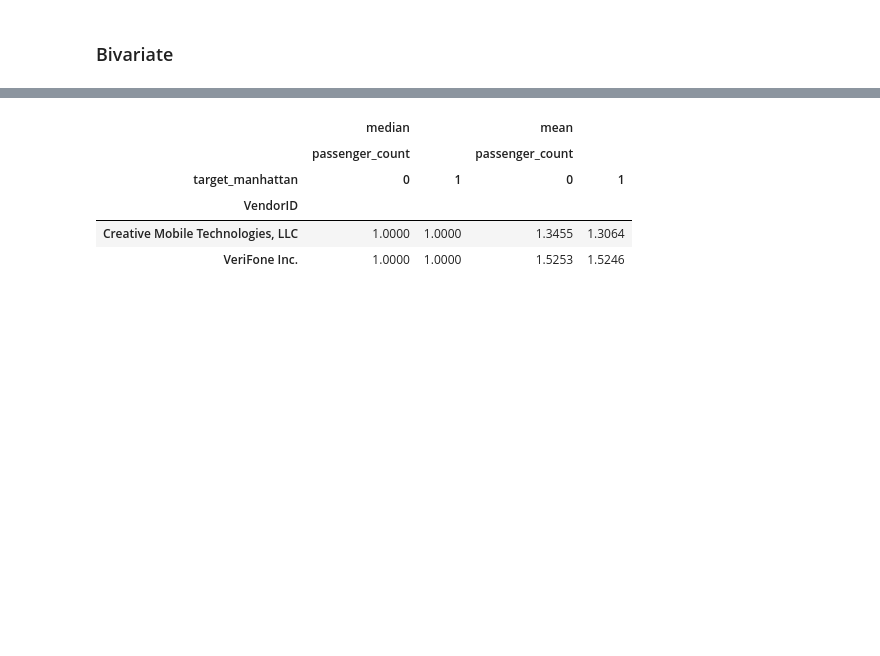
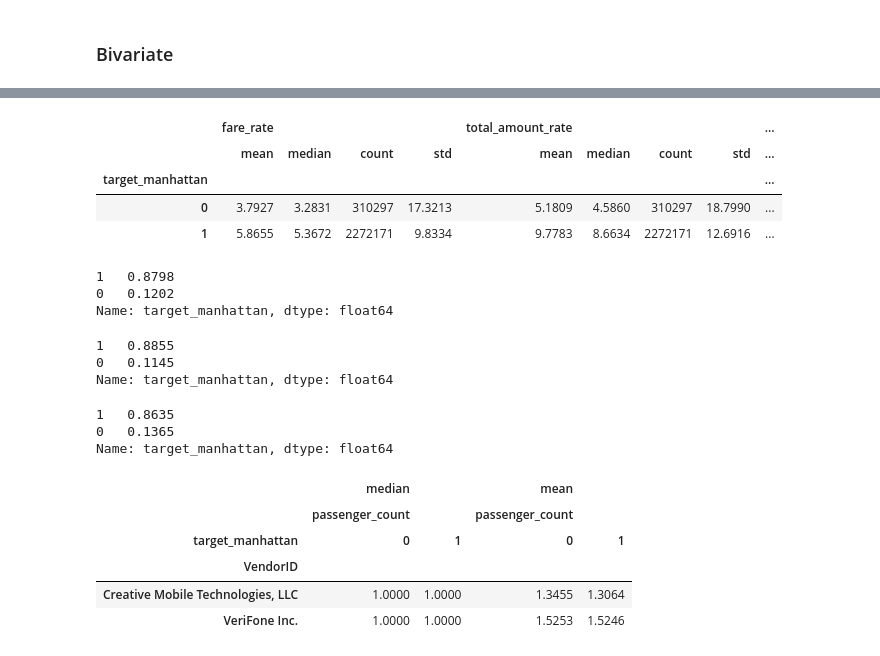
Before and after one commit to IchfanKurniawan/tlds-project, a Jupyter notebook: code/tlds-project.ipynb, the cells around one changed output, grey strips where cells are left out. Saved outputs shown, nothing was run; the diff lists cells and outputs as text; code cells hidden in the pictures; blank space fills up the shorter version.

```diff
--- a/code/tlds-project.ipynb
+++ b/code/tlds-project.ipynb
@@ -719,0 +751,13 @@ df.head()
+# %%
+temp_cols = ['target_manhattan', 'fare_rate', 'total_amount_rate', 'additional_cost','prct_additional_cost']
+df[temp_cols].groupby('target_manhattan').agg(['mean', 'median', 'count', 'std'])
+
+# Findings:
+    ## the fare_rate & total_amount_rate are higher in the manhattan borough
+    ## the additional_cost is lower in manhattan but the percentage is higher
+# %% [output]
+|  | fare_rate |  |  |  | total_amount_rate |  |  |  | ... |
+|  | mean | median | count | std | mean | median | count | std | ... |
+| target_manhattan |  |  |  |  |  |  |  |  | ... |
+| 0 | 3.7927 | 3.2831 | 310297 | 17.3213 | 5.1809 | 4.5860 | 310297 | 18.7990 | ... |
+| 1 | 5.8655 | 5.3672 | 2272171 | 9.8334 | 9.7783 | 8.6634 | 2272171 | 12.6916 | ... |
@@ -720,3 +768,24 @@ df.head()
+# %%
+df['target_manhattan'].value_counts(normalize=True)
+# %% [output]
+1   0.8798
+0   0.1202
+Name: target_manhattan, dtype: float64
+# %%
+df[['tpep_pickup_is_weekday', 'target_manhattan']][df['tpep_pickup_is_weekday'] == 1]['target_manhattan'].value_counts(normalize=True)
+# %% [output]
+1   0.8855
+0   0.1145
+Name: target_manhattan, dtype: float64
+# %%
+df[['tpep_pickup_is_weekday', 'target_manhattan']][df['tpep_pickup_is_weekday'] == 0]['target_manhattan'].value_counts(normalize=True)
+
+# Finding:
+    ## slightly decrease in non-weekday(working day) in manhattan borough (from 88% to 86%)
+# %% [output]
+1   0.8635
+0   0.1365
+Name: target_manhattan, dtype: float64
 # %%
 pd.pivot_table(data=df,
                index=["VendorID"],
```
Also changed, not shown: parts of 16 cells of this notebook.
